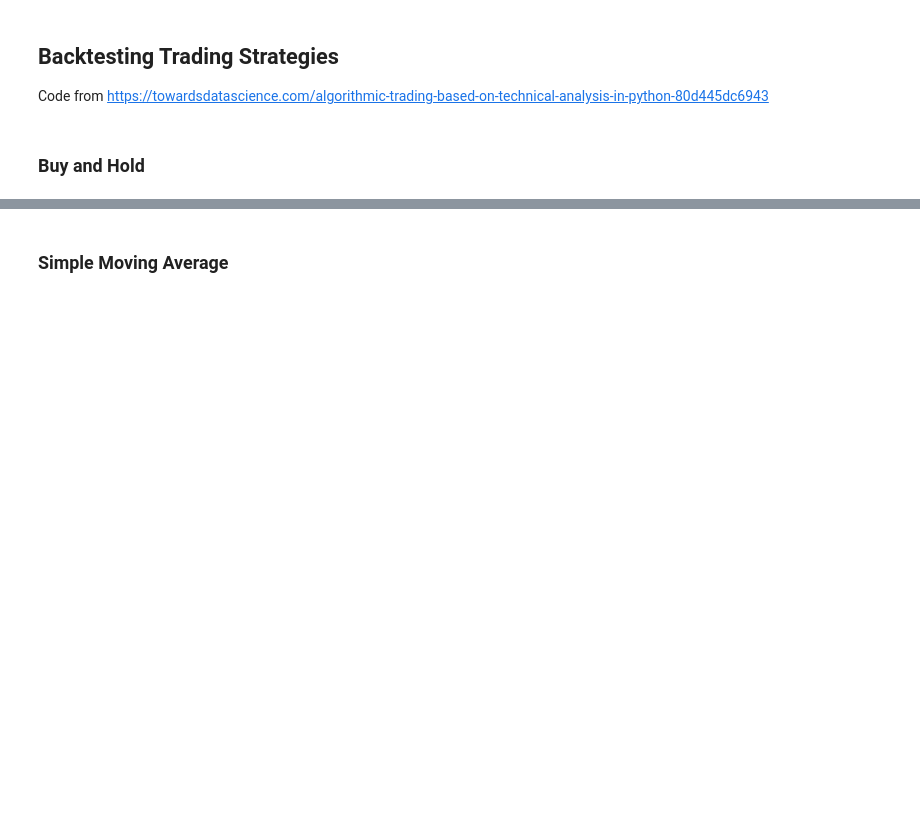
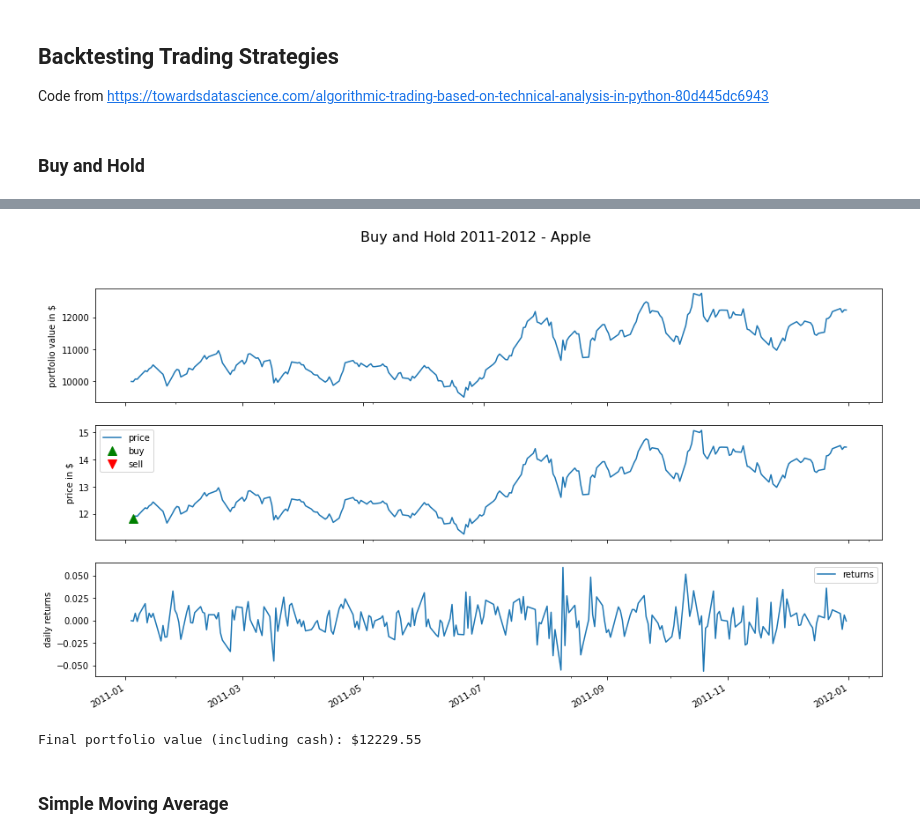
Before and after one commit to josephahn/trading_data_analysis, a Jupyter notebook: comparing_trading_strategies.ipynb, the cells around one changed output, grey strips where cells are left out. Drawn from its saved outputs; the diff is of its cells as text; code cells hidden in the pictures; blank space fills up the shorter version.

Commit message:
use zipline run to generate results

```diff
--- a/comparing_trading_strategies.ipynb
+++ b/comparing_trading_strategies.ipynb
@@ -139,3 +155,9 @@ def handle_data(context, data):
+# %%
+aapl_2011_bah_results = pd.read_pickle('results/aapl_2011_bah.pickle')
+plot('Buy and Hold 2011-2012 - Apple', aapl_2011_bah_results, ['price'])
+# %% [output]
+[figure, added]
+Final portfolio value (including cash): $12229.55
 # %% [markdown]
 ### Simple Moving Average
 # %%
```
Also changed, not shown: parts of 23 cells of this notebook, 45 other files.
